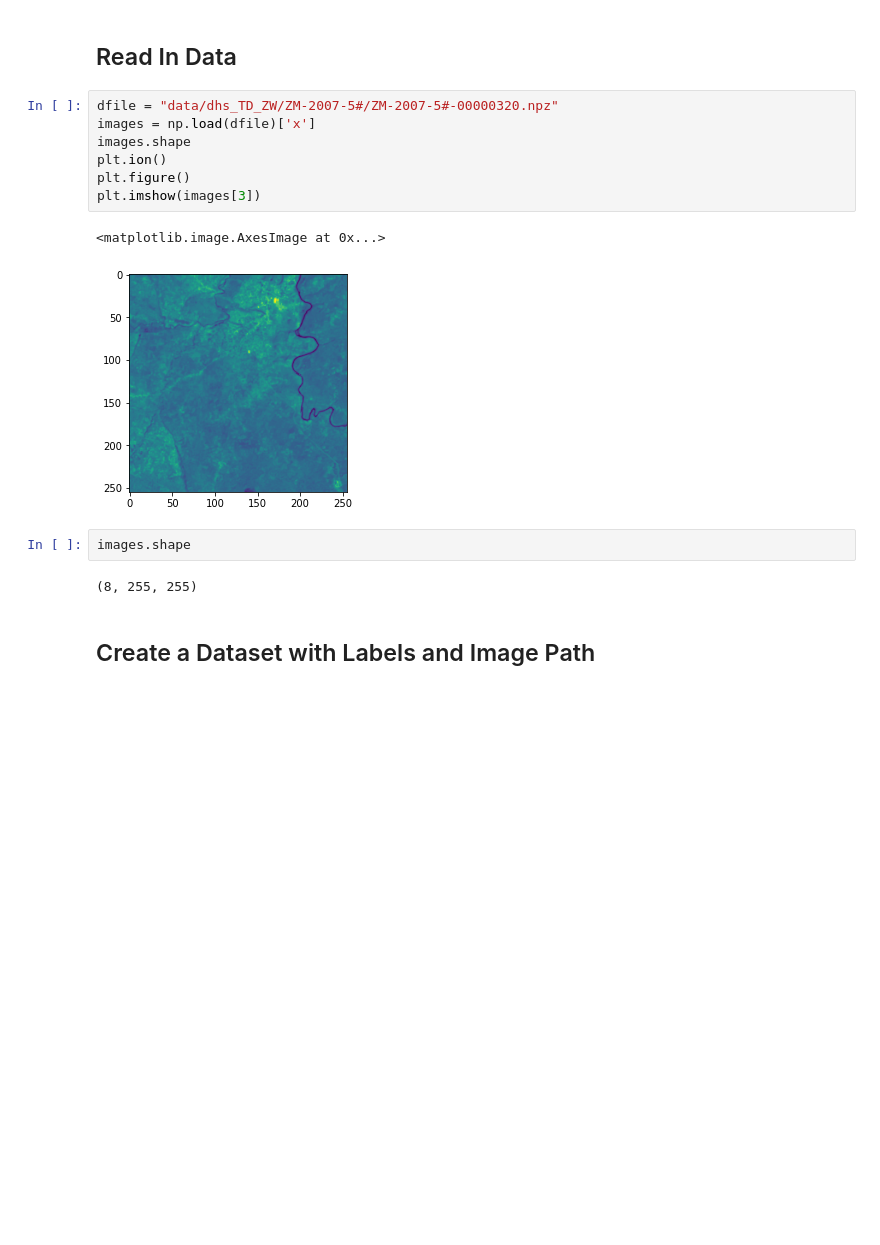
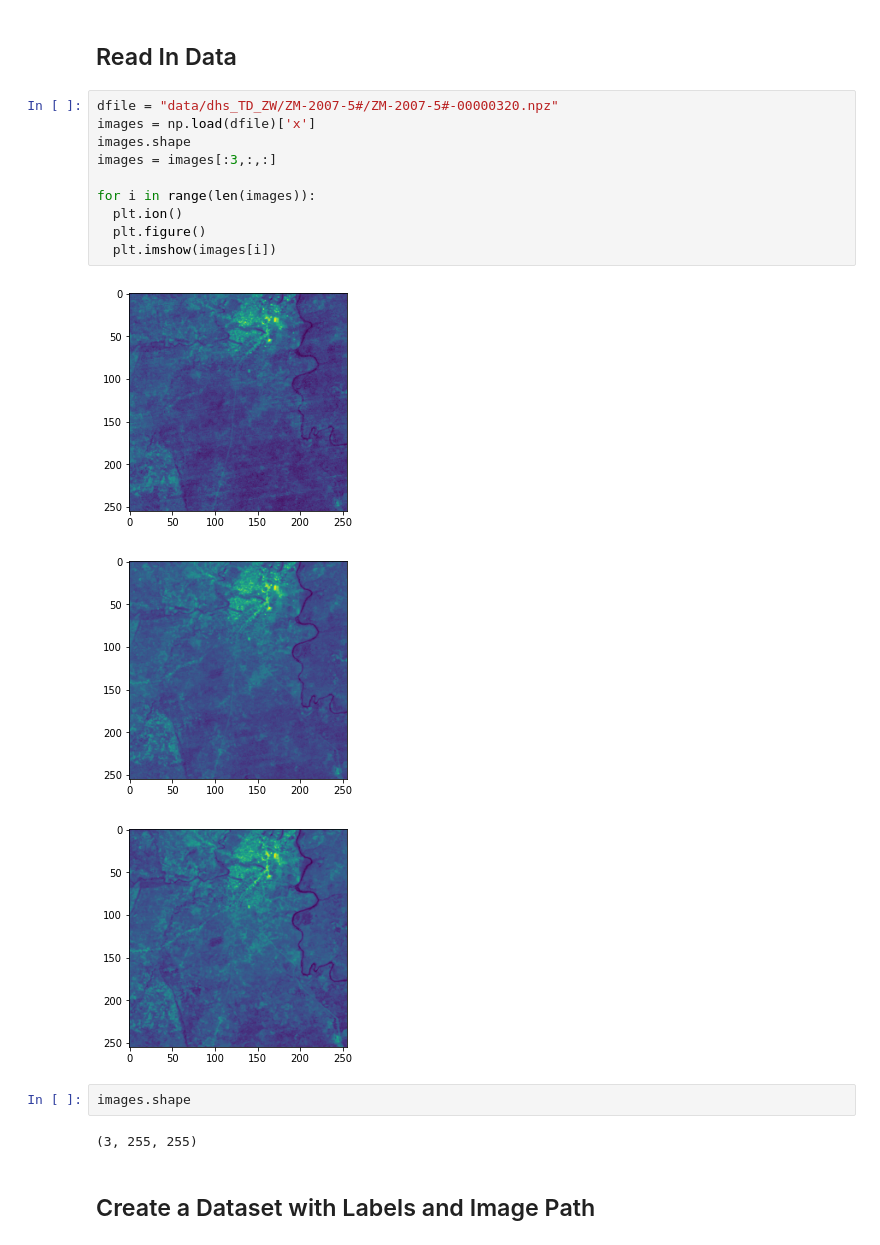
Before and after one commit to disaalda/cs230, a Jupyter notebook: womens_edu/data_preprocessing.ipynb, the cells around one changed output. Cells and saved outputs as stored; diff of their text form; blank space fills up the shorter version.

```diff
--- a/womens_edu/data_preprocessing.ipynb
+++ b/womens_edu/data_preprocessing.ipynb
@@ -56,17 +49,21 @@ fatal: /womens_edu_regressor.ipynb: '/womens_edu_regressor.ipynb' is outside rep
 # %%
 dfile = "data/dhs_TD_ZW/ZM-2007-5#/ZM-2007-5#-00000320.npz"
 images = np.load(dfile)['x']
 images.shape
-plt.ion()
-plt.figure()
-plt.imshow(images[3])
+images = images[:3,:,:]
+
+for i in range(len(images)):
+  plt.ion()
+  plt.figure()
+  plt.imshow(images[i])
 # %% [output]
-<matplotlib.image.AxesImage at 0x...>
-[figure, old version]
+[figure, new version]
+[figure, added]
+[figure, added]
 # %%
 images.shape
 # %% [output]
-(8, 255, 255)
+(3, 255, 255)
 # %% [markdown]
 ## Create a Dataset with Labels and Image Path
 # %%
```
Also changed, not shown: parts of 25 cells of this notebook, 1 other file.
